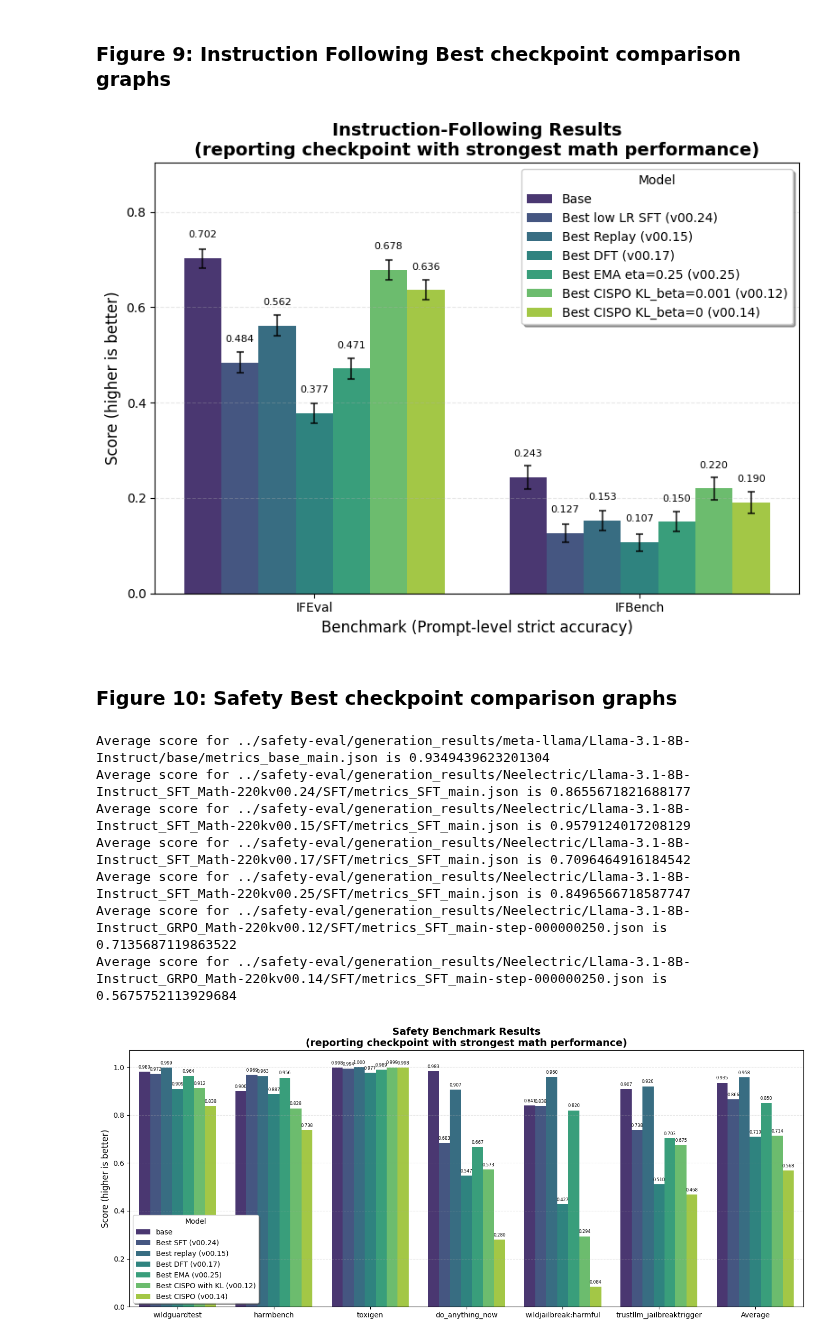
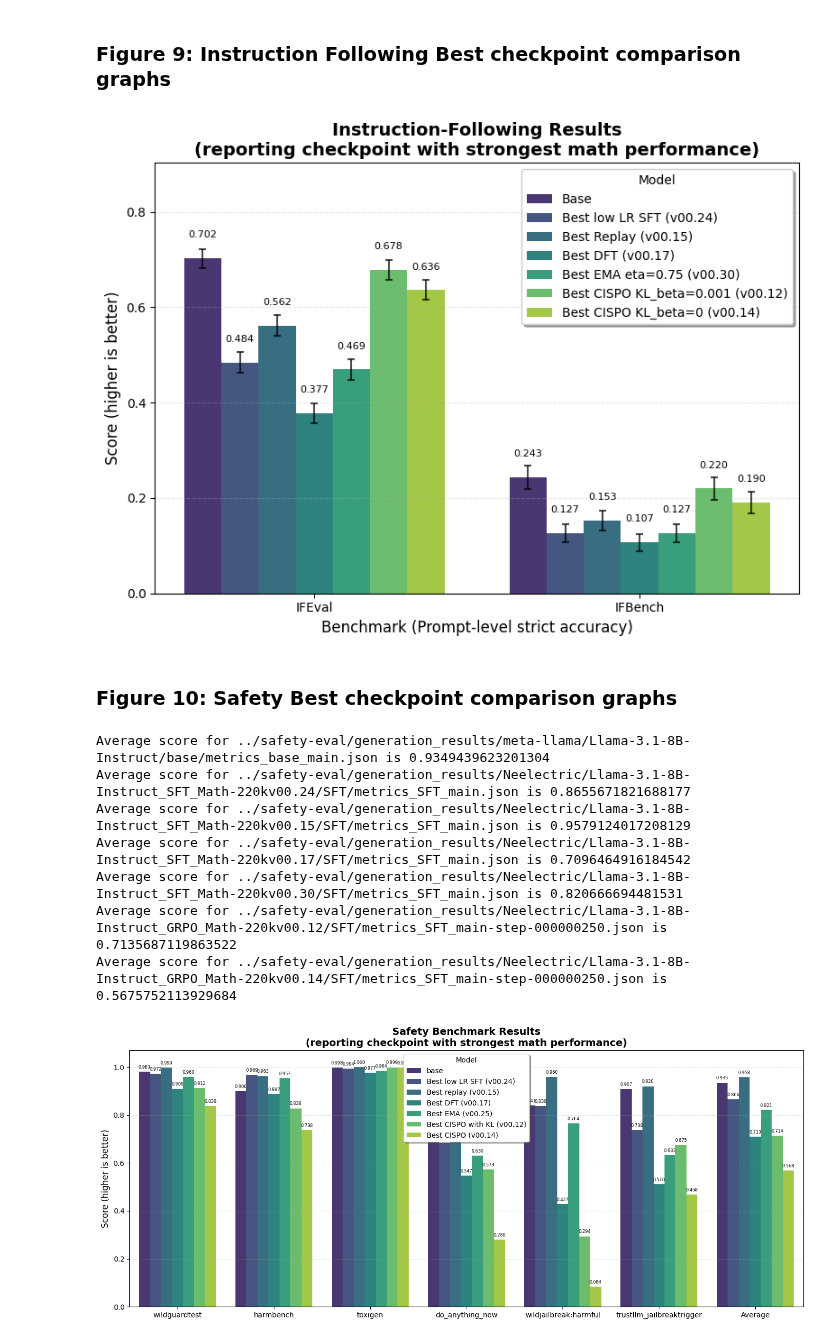
Before and after one commit to Neelectric/open-r1_safety, a Jupyter notebook: data_viz/prep_paper_data_viz.ipynb, the cells around one changed output. Cells and saved outputs as stored; diff of their text form; code cells hidden in the pictures.

```diff
--- a/data_viz/prep_paper_data_viz.ipynb
+++ b/data_viz/prep_paper_data_viz.ipynb
@@ -245,7 +241,7 @@ RESULTS = {
     "Best low LR SFT":                      ("v00.24",   (0.598, 0.0219),  (0.4843, 0.0215),  (0.1267, 0.0192)),
     "Best Replay":                          ("v00.15",   (0.520, 0.0224),  (0.5619, 0.0214),  (0.1533, 0.0208)),
     "Best DFT":                             ("v00.17",   (0.424, 0.0221),  (0.3771, 0.0209),  (0.1067, 0.0179)),
-    "Best EMA eta=0.25":                    ("v00.25",   (0.560, 0.0222),  (0.4713, 0.0215),  (0.1500, 0.0206)),
+    "Best EMA eta=0.75":                    ("v00.30",   (0.580, 0.0221),  (0.4695, 0.0215),  (0.1267, 0.0192)),
     "Best CISPO KL_beta=0.001":             ("v00.12",   (0.582, 0.0221),  (0.6784, 0.0201),  (0.2200, 0.0240)),
     "Best CISPO KL_beta=0":                 ("v00.14",   (0.594, 0.0220),  (0.6359, 0.0207),  (0.1900, 0.0227)),
 }
@@ -265,7 +261,7 @@ df = df[df['Benchmark'].isin(['MATH-500'])]
 
 df['Benchmark'] = 'MATH-500 (pass@k, k=1 & n=1)'
 
-fig, ax = plt.subplots(figsize=(8, 7))
+fig, ax = plt.subplots(figsize=(6, 7))
 n = len(df)
 palette = sns.color_palette("viridis", n)
 
@@ -292,7 +288,7 @@ for container in ax.containers:
 
 ax.set_xlabel('')
 ax.set_ylabel('Score (higher is better)', fontsize=12)
-ax.set_title('MATH-500 results (reporting checkpoint with strongest MATH-500 performance)', fontsize=14, fontweight='bold')
+ax.set_title('MATH-500 results (by best checkpoint)', fontsize=14, fontweight='bold')
 ax.legend(title='Model', frameon=True, fancybox=True, shadow=True)
 ax.grid(axis='y', alpha=0.3, linestyle='--')
 
@@ -356,7 +352,7 @@ ax.set_ylim(0, max(df['Value'] + df['Stderr']) * 1.25)
 plt.tight_layout()
 plt.show()
 # %% [output]
-[figure, old version]
+[figure, new version]
 # %% [markdown]
 ### Figure 10: Safety Best checkpoint comparison graphs
 # %%
@@ -438,8 +434,8 @@ best_replay_values = retrieve_results(results_json_path=best_replay_path, benchm
 best_dft_path = root_file_path + model + "17" + "/SFT/metrics_SFT_main.json"
 best_dft_values = retrieve_results(results_json_path=best_dft_path, benchmark_configs=safety_benchmark_configs, compute_mean=True)
 
-### this needs to become best EMA v00.25
-best_ema_path = root_file_path + model + "25" + "/SFT/metrics_SFT_main.json"
+### this needs to become best EMA v00.30
+best_ema_path = root_file_path + model + "30" + "/SFT/metrics_SFT_main.json"
 best_ema_values = retrieve_results(results_json_path=best_ema_path, benchmark_configs=safety_benchmark_configs, compute_mean=True)
 
 ## this needs to become best CISPO with KL
@@ -455,34 +451,34 @@ n = 7
 df = pd.DataFrame({
     'Benchmark': benchmarks * n,
     'Value': base_values + low_lr_values + best_replay_values + best_dft_values + best_ema_values + best_cispo_kl_values + best_cispo_values,
-    'Model': ['base'] * len(benchmarks) + ['Best SFT (v00.24)'] * len(benchmarks) + ['Best replay (v00.15)'] * len(benchmarks) + ['Best DFT (v00.17)'] * len(benchmarks) + ['Best EMA (v00.25)'] * len(benchmarks) + ['Best CISPO with KL (v00.12)'] * len(benchmarks) + ['Best CISPO (v00.14)'] * len(benchmarks)
+    'Model': ['base'] * len(benchmarks) + ['Best low LR SFT (v00.24)'] * len(benchmarks) + ['Best replay (v00.15)'] * len(benchmarks) + ['Best DFT (v00.17)'] * len(benchmarks) + ['Best EMA (v00.25)'] * len(benchmarks) + ['Best CISPO with KL (v00.12)'] * len(benchmarks) + ['Best CISPO (v00.14)'] * len(benchmarks)
 })
 
 fig, ax = plt.subplots(figsize=(14, 6))
 palette = sns.color_palette("viridis", n)
 bars = sns.barplot(data=df, x='Benchmark', y='Value', hue='Model', ax=ax, palette=palette)
 
 # again we add value labels on top of bars
 for container in ax.containers:
     ax.bar_label(container, fmt='%.3f', padding=3, fontsize=6)
 
 ax.set_xlabel('')
 ax.set_ylabel('Score (higher is better)', fontsize=12)
 ax.set_title('Safety Benchmark Results\n(reporting checkpoint with strongest math performance)', fontsize=14, fontweight='bold')
 ax.legend(title='Model', frameon=True, fancybox=True, shadow=True)
 ax.grid(axis='y', alpha=0.3, linestyle='--')
 
 # trying to give room for labels
 ax.set_ylim(0, 1 * 1.07)
 
 plt.tight_layout()
 plt.show()
 # %% [output]
 Average score for ../safety-eval/generation_results/meta-llama/Llama-3.1-8B-Instruct/base/metrics_base_main.json is 0.9349439623201304
 Average score for ../safety-eval/generation_results/Neelectric/Llama-3.1-8B-Instruct_SFT_Math-220kv00.24/SFT/metrics_SFT_main.json is 0.8655671821688177
 Average score for ../safety-eval/generation_results/Neelectric/Llama-3.1-8B-Instruct_SFT_Math-220kv00.15/SFT/metrics_SFT_main.json is 0.9579124017208129
 Average score for ../safety-eval/generation_results/Neelectric/Llama-3.1-8B-Instruct_SFT_Math-220kv00.17/SFT/metrics_SFT_main.json is 0.7096464916184542
-Average score for ../safety-eval/generation_results/Neelectric/Llama-3.1-8B-Instruct_SFT_Math-220kv00.25/SFT/metrics_SFT_main.json is 0.8496566718587747
+Average score for ../safety-eval/generation_results/Neelectric/Llama-3.1-8B-Instruct_SFT_Math-220kv00.30/SFT/metrics_SFT_main.json is 0.820666694481531
 Average score for ../safety-eval/generation_results/Neelectric/Llama-3.1-8B-Instruct_GRPO_Math-220kv00.12/SFT/metrics_SFT_main-step-000000250.json is 0.7135687119863522
 Average score for ../safety-eval/generation_results/Neelectric/Llama-3.1-8B-Instruct_GRPO_Math-220kv00.14/SFT/metrics_SFT_main-step-000000250.json is 0.5675752113929684
-[figure, old version]
+[figure, new version]
```
Also changed, not shown: parts of 6 cells of this notebook, 3 other files.
